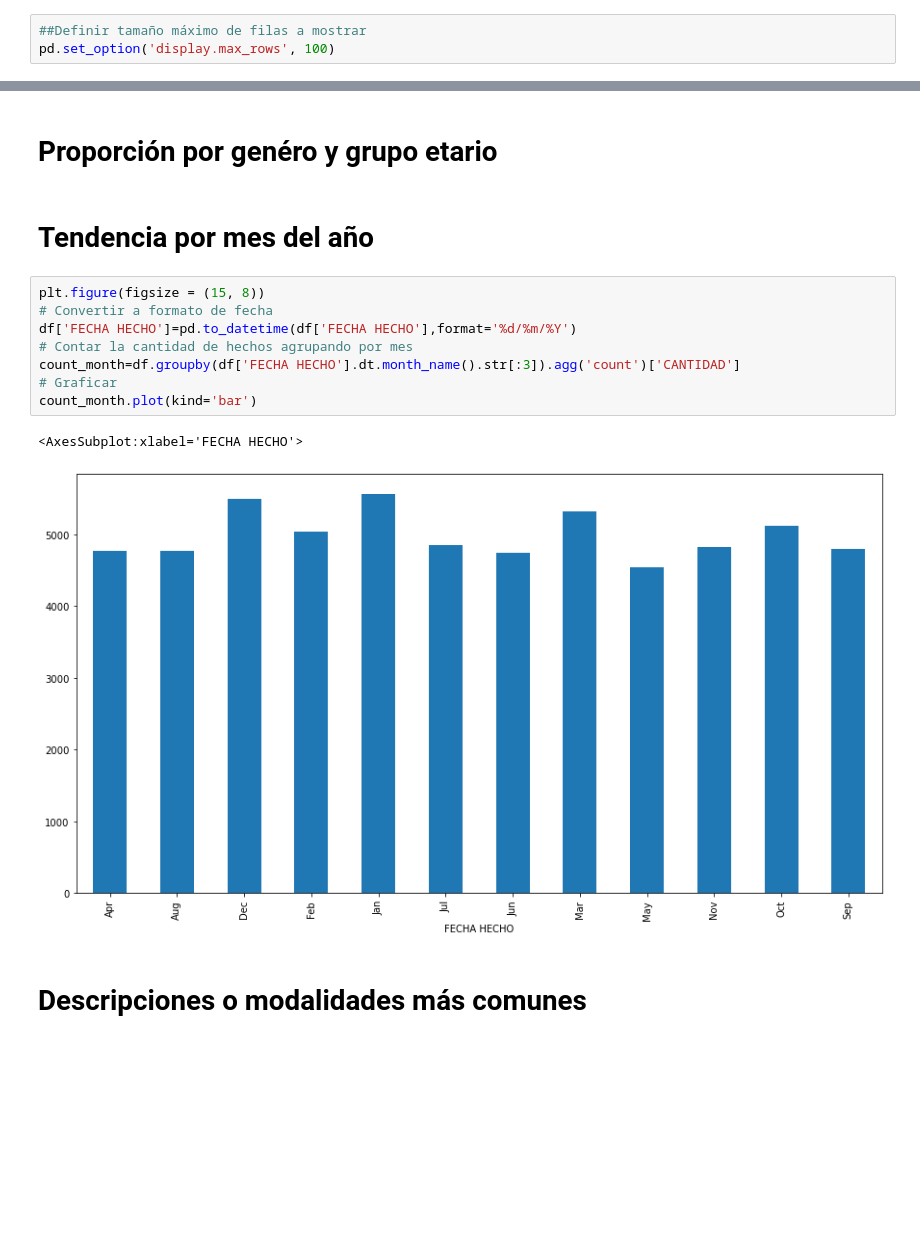
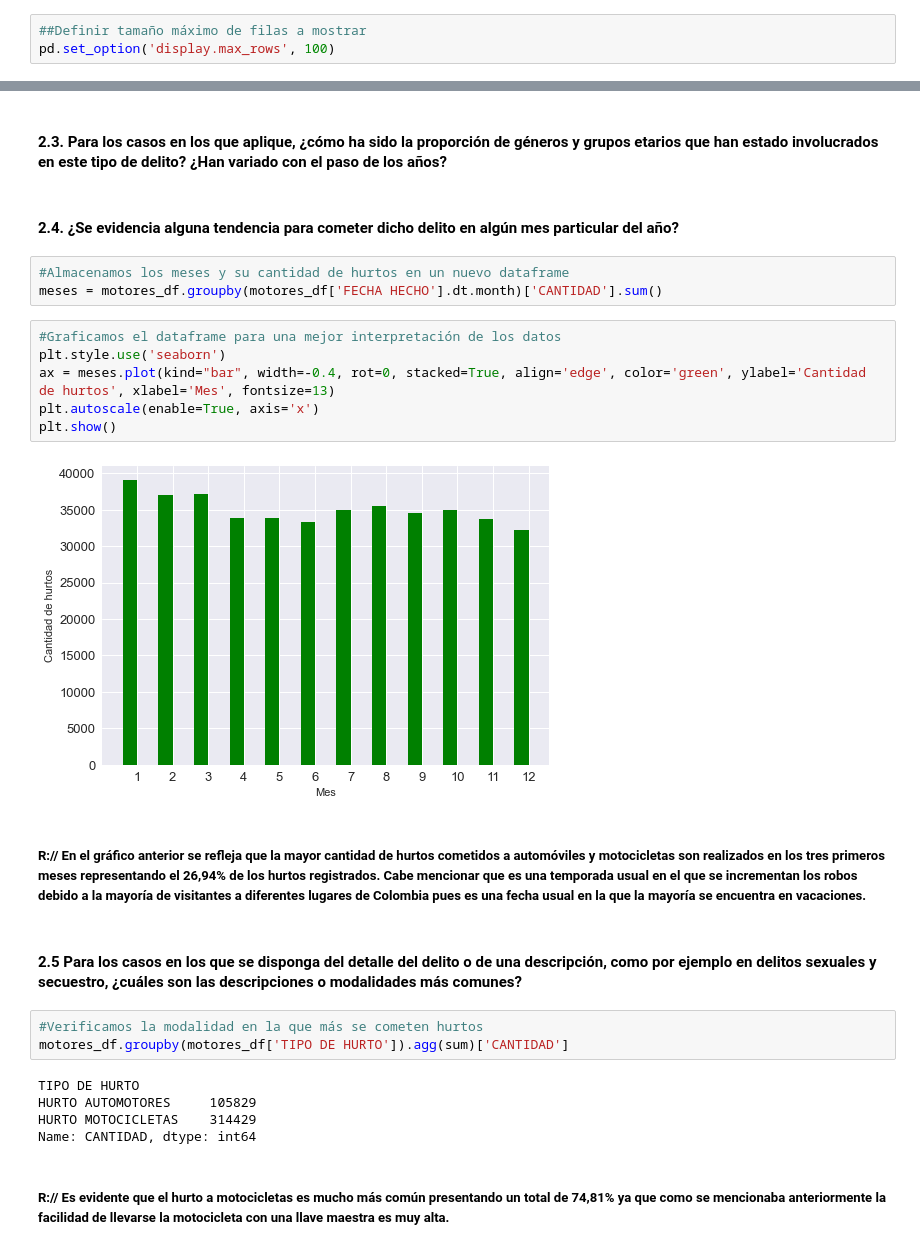
Before and after one commit to medina-al/GD_Taller_1, a Jupyter notebook: Punto 2/4 - Hurto a motocicletas y automotores.ipynb, the cells around one changed output, grey strips where cells are left out. Saved outputs shown, nothing was run; the diff lists cells and outputs as text; blank space fills up the shorter version.

```diff
--- a/Punto 2/4 - Hurto a motocicletas y automotores.ipynb
+++ b/Punto 2/4 - Hurto a motocicletas y automotores.ipynb
@@ -45,17 +60,29 @@ Para el caso de accidentes de tránsito y lesiones personales el medio más com
 # %% [markdown]
-# Proporción por genéro y grupo etario
+#### 2.3. Para los casos en los que aplique, ¿cómo ha sido la proporción de géneros y grupos etarios que han estado involucrados en este tipo de delito? ¿Han variado con el paso de los años?
-# %% [markdown]
-# Tendencia por mes del año
-# %%
-plt.figure(figsize = (15, 8))
-# Convertir a formato de fecha
-df['FECHA HECHO']=pd.to_datetime(df['FECHA HECHO'],format='%d/%m/%Y')
-# Contar la cantidad de hechos agrupando por mes
-count_month=df.groupby(df['FECHA HECHO'].dt.month_name().str[:3]).agg('count')['CANTIDAD']
-# Graficar
-count_month.plot(kind='bar')
-# %% [output]
-<AxesSubplot:xlabel='FECHA HECHO'>
-[figure, removed]
 # %% [markdown]
-# Descripciones o modalidades más comunes
+#### 2.4. ¿Se evidencia alguna tendencia para cometer dicho delito en algún mes particular del año?
+# %%
+#Almacenamos los meses y su cantidad de hurtos en un nuevo dataframe
+meses = motores_df.groupby(motores_df['FECHA HECHO'].dt.month)['CANTIDAD'].sum()
+# %%
+#Graficamos el dataframe para una mejor interpretación de los datos
+plt.style.use('seaborn')
+ax = meses.plot(kind="bar", width=-0.4, rot=0, stacked=True, align='edge', color='green', ylabel='Cantidad de hurtos', xlabel='Mes', fontsize=13)
+plt.autoscale(enable=True, axis='x')
+plt.show()
+# %% [output]
+[figure, added]
+# %% [markdown]
+##### R:// En el gráfico anterior se refleja que la mayor cantidad de hurtos cometidos a automóviles y motocicletas son realizados en los tres primeros meses representando el 26,94% de los hurtos registrados. Cabe mencionar que es una temporada usual en el que se incrementan los robos debido a la mayoría de visitantes a diferentes lugares de Colombia pues es una fecha usual en la que la mayoría se encuentra en vacaciones.
+# %% [markdown]
+#### 2.5 Para los casos en los que se disponga del detalle del delito o de una descripción, como por ejemplo en delitos sexuales y secuestro, ¿cuáles son las descripciones o modalidades más comunes?
+# %%
+#Verificamos la modalidad en la que más se cometen hurtos
+motores_df.groupby(motores_df['TIPO DE HURTO']).agg(sum)['CANTIDAD']
+# %% [output]
+TIPO DE HURTO
+HURTO AUTOMOTORES     105829
+HURTO MOTOCICLETAS    314429
+Name: CANTIDAD, dtype: int64
+# %% [markdown]
+##### R:// Es evidente que el hurto a motocicletas es mucho más común presentando un total de 74,81% ya que como se mencionaba anteriormente la facilidad de llevarse la motocicleta con una llave maestra es muy alta.
```
Also changed, not shown: parts of 9 cells of this notebook, 1 other file.
